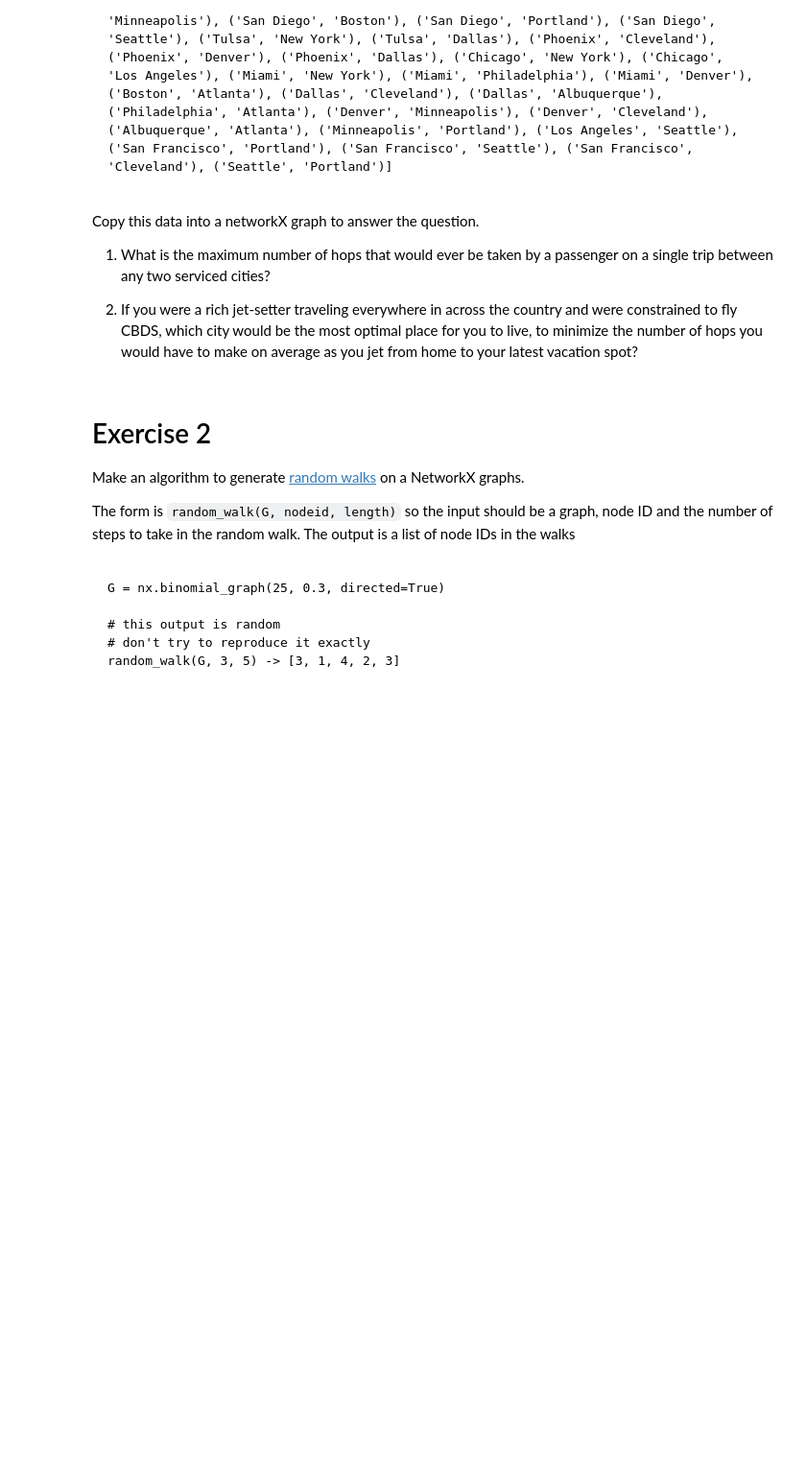
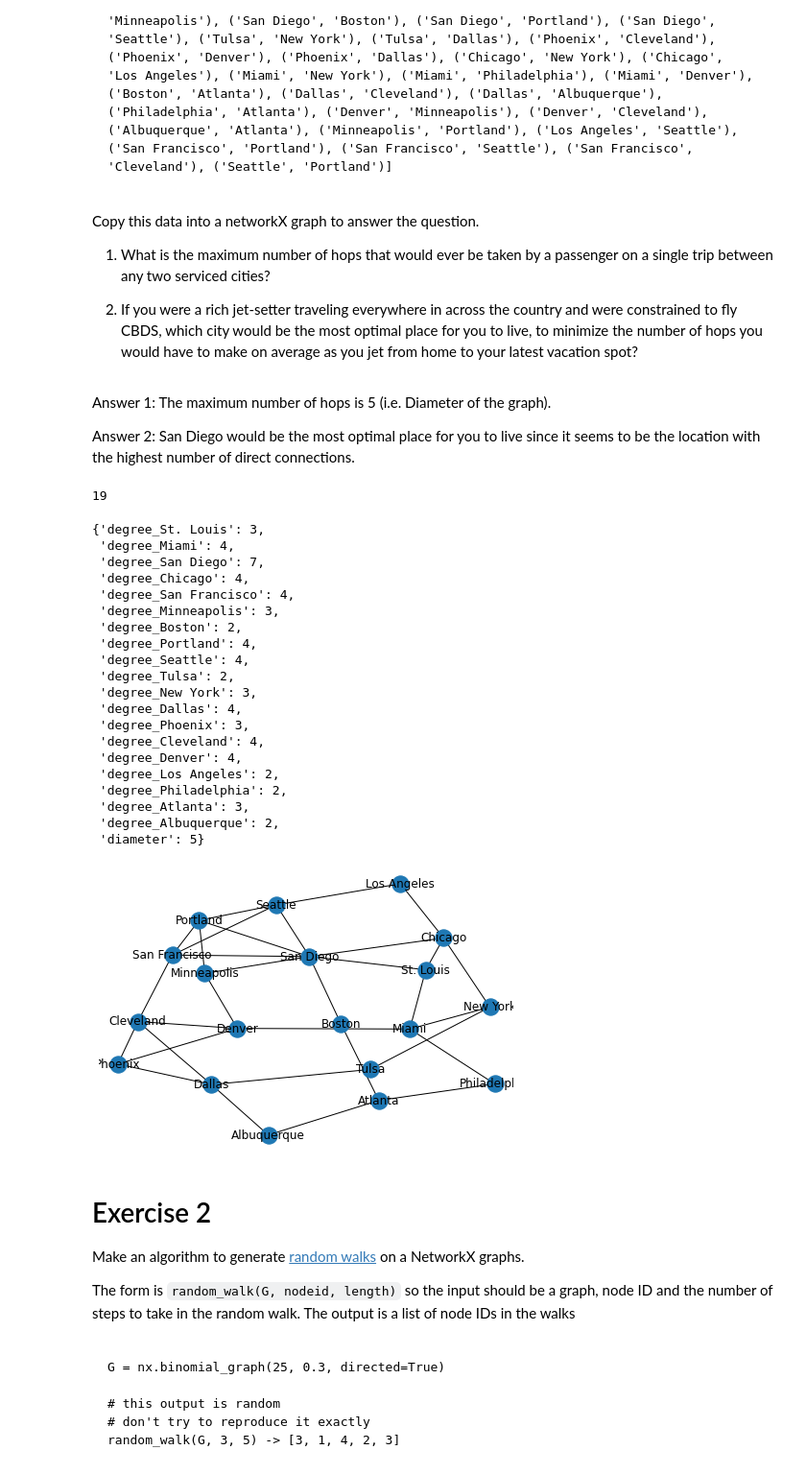
Before and after one commit to cb-ds-1/m1-11-networks, a Jupyter notebook: Workshop Graphs.ipynb, the cells around one changed output. Shown at 96% size. Cells and saved outputs as stored; diff of their text form; code cells hidden in the pictures; blank space fills up the shorter version.

```diff
--- a/Workshop Graphs.ipynb
+++ b/Workshop Graphs.ipynb
@@ -21,3 +36,29 @@ compute_diameter_and_degrees(G) -> {
     'degree_D': 3,
     'degree_E': 3,
 }
+# %%
+def find_diameter_and_degrees(G):
+    '''
+    Function which returns the diameter of a graph and the degrees of each node.
+    '''
+    output ={}
+    max_shortest_path = 0
+    p = nx.shortest_path(G)
+
+    for node in G.nodes:
+        key = f"degree_{node}"
+        counter = 0
+        for start_node, paths in p[node].items():
+            #Counts the number of times where the vertices are directly connected
+            if len(paths)==2:
+                counter +=1
+            #Loop through all the possible shortest paths to find the maximum shortest path(i.e. the number of edges)
+            #between any two points in the graph
+            if len(paths) > max_shortest_path:
+                max_shortest_path = len(paths)
+        output[key]=counter
+    #subtract 1 to account for the number of edges as oppose to the number of vertices that compose the path
+    output['diameter'] = max_shortest_path-1
+    return output
+
+find_diameter_and_degrees(Graph)
@@ -36,6 +84,45 @@ Copy this data into a networkX graph to answer the question.
 1. What is the maximum number of hops that would ever be taken by a passenger on a single trip between any two serviced cities?
 
 2. If you were a rich jet-setter traveling everywhere in across the country and were constrained to fly CBDS, which city would be the most optimal place for you to live, to minimize the number of hops you would have to make on average as you jet from home to your latest vacation spot?
+# %% [markdown]
+Answer 1: The maximum number of hops is 5 (i.e. Diameter of the graph).
+
+Answer 2: San Diego would be the most optimal place for you to live since it seems to be the location with the highest number of direct connections.
+# %%
+routemap =  [('St. Louis', 'Miami'), ('St. Louis', 'San Diego'), ('St. Louis', 'Chicago'), ('San Diego', 'Chicago'), ('San Diego', 'San Francisco'), ('San Diego', 'Minneapolis'), ('San Diego', 'Boston'), ('San Diego', 'Portland'), ('San Diego', 'Seattle'), ('Tulsa', 'New York'), ('Tulsa', 'Dallas'), ('Phoenix', 'Cleveland'), ('Phoenix', 'Denver'), ('Phoenix', 'Dallas'), ('Chicago', 'New York'), ('Chicago', 'Los Angeles'), ('Miami', 'New York'), ('Miami', 'Philadelphia'), ('Miami', 'Denver'), ('Boston', 'Atlanta'), ('Dallas', 'Cleveland'), ('Dallas', 'Albuquerque'), ('Philadelphia', 'Atlanta'), ('Denver', 'Minneapolis'), ('Denver', 'Cleveland'), ('Albuquerque', 'Atlanta'), ('Minneapolis', 'Portland'), ('Los Angeles', 'Seattle'), ('San Francisco', 'Portland'), ('San Francisco', 'Seattle'), ('San Francisco', 'Cleveland'), ('Seattle', 'Portland')]
+destinations = []
+for route in routemap:
+    destinations += list(route)
+len(set(destinations))
+# %% [output]
+19
+# %%
+cities = nx.Graph(routemap)
+pos = nx.kamada_kawai_layout(cities)
+nx.draw(cities, with_labels = True, pos=pos)
+find_diameter_and_degrees(cities)
+# %% [output]
+{'degree_St. Louis': 3,
+ 'degree_Miami': 4,
+ 'degree_San Diego': 7,
+ 'degree_Chicago': 4,
+ 'degree_San Francisco': 4,
+ 'degree_Minneapolis': 3,
+ 'degree_Boston': 2,
+ 'degree_Portland': 4,
+ 'degree_Seattle': 4,
+ 'degree_Tulsa': 2,
+ 'degree_New York': 3,
+ 'degree_Dallas': 4,
+ 'degree_Phoenix': 3,
+ 'degree_Cleveland': 4,
+ 'degree_Denver': 4,
+ 'degree_Los Angeles': 2,
+ 'degree_Philadelphia': 2,
+ 'degree_Atlanta': 3,
+ 'degree_Albuquerque': 2,
+ 'diameter': 5}
+[figure, added]
 # %% [markdown]
 # Exercise 2
 
```
Also changed, not shown: parts of 4 cells of this notebook.
